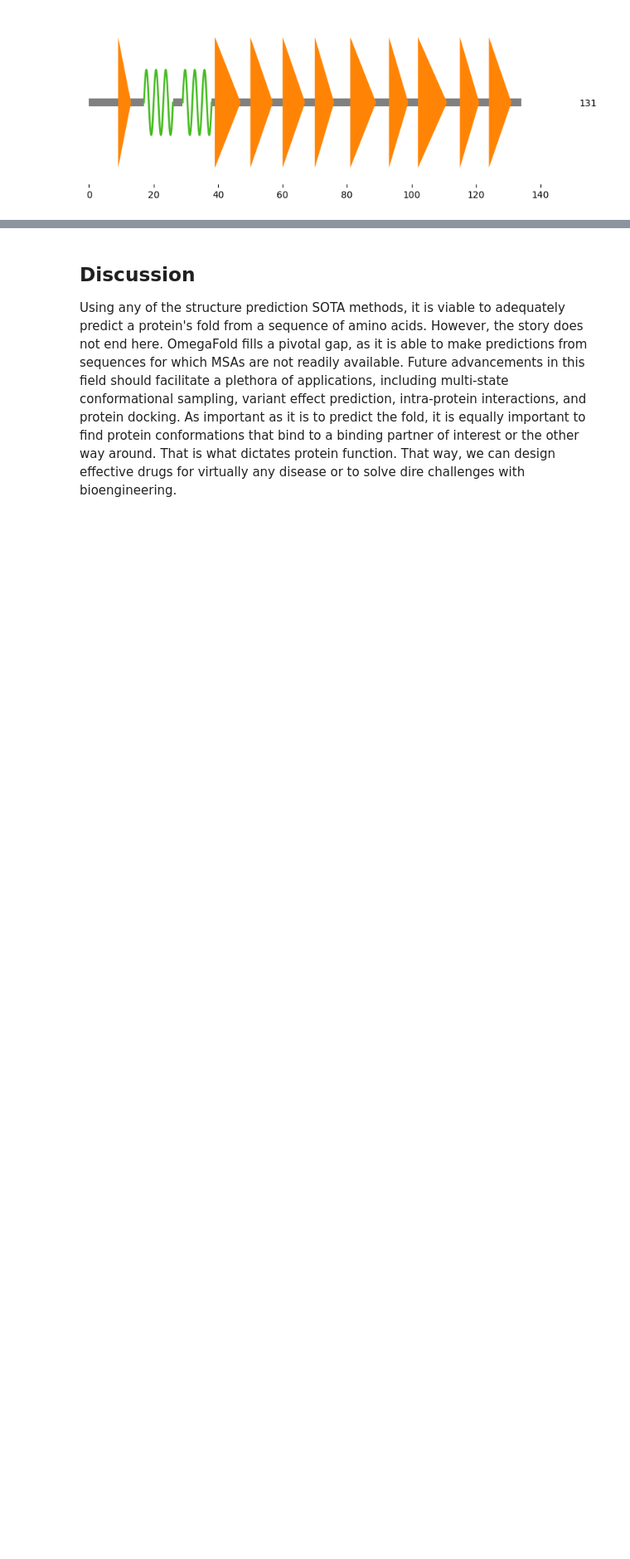
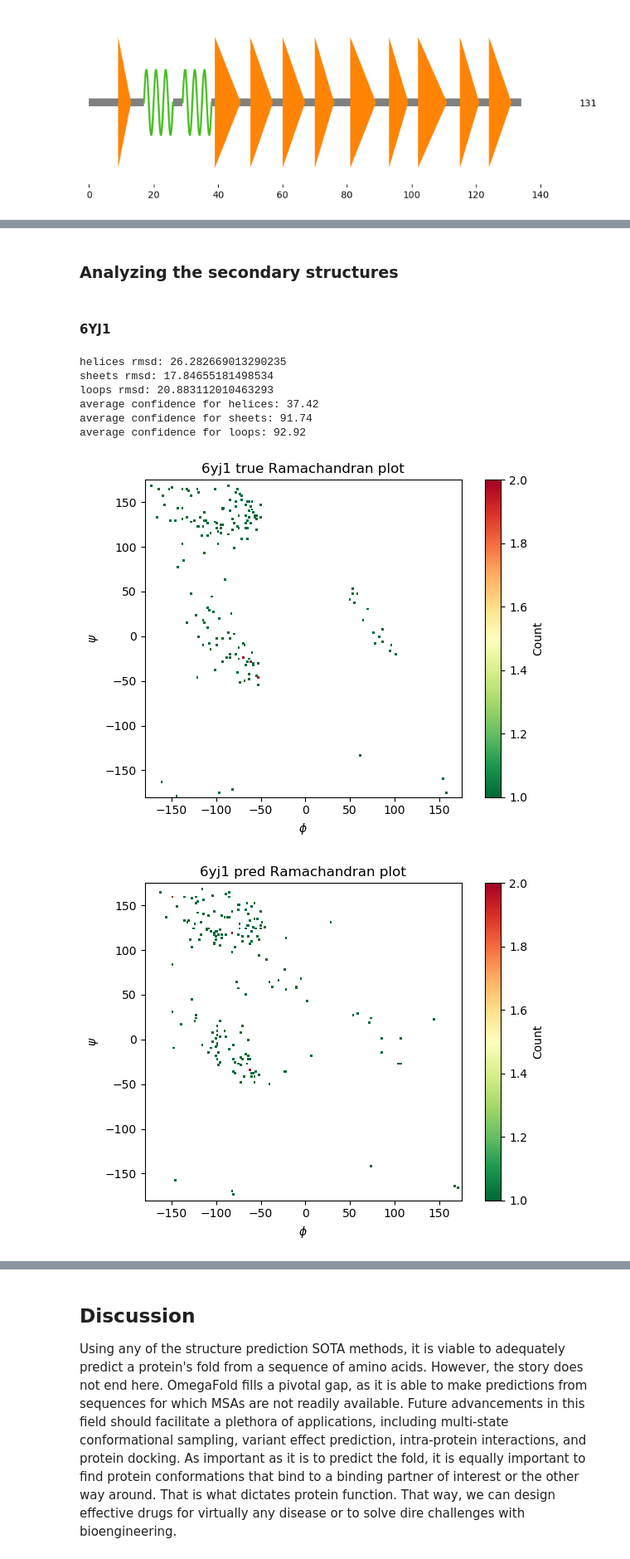
Before and after one commit to volkamerlab/CADDSeminar_2023, a Jupyter notebook: notebooks/T03_proteinfolding/T03_proteinfolding.ipynb, the cells around one changed output, grey strips where cells are left out. Shown at 83% size. Saved outputs shown, nothing was run; the diff lists cells and outputs as text; code cells hidden in the pictures; blank space fills up the shorter version.

```diff
--- a/notebooks/T03_proteinfolding/T03_proteinfolding.ipynb
+++ b/notebooks/T03_proteinfolding/T03_proteinfolding.ipynb
@@ -496,5 +505,5 @@ This will parse the ground truth and the predicted crystalline structures of the
 
 **Note**: For this structure there is in fact two chains, A and B. We're only concerned with chain 'A'.
 # %%
-structure_true = PDBParser().get_structure("true", "data/6yj1.pdb")[0]
-structure_pred = PDBParser().get_structure("pred", "output/0th chain.pdb")[0]
+structure_true_6yj1 = PDBParser().get_structure("true", "data/6yj1.pdb")[0] # parse the ground truth structure
+structure_pred_6yj1 = PDBParser().get_structure("pred", "output/0th chain.pdb")[0] # parse the predicted structure
@@ -549,0 +535,5 @@ plot_ramachandran_plot("output/0th chain.pdb")
+# %%
+array = strucio.load_structure("data/6yj1.pdb") # loading the true structure to biotite
+sse_6yj1 = struc.annotate_sse(array, chain_id="A") # annotate each residue according to what secondary structure it belongs to
+visualize_secondary_structure(sse_6yj1, array.res_id[0]) # use the visualization function defined above
+plt.show() # render the result
@@ -596,0 +579,18 @@ plot_ramachandran_plot("data/7fvu.pdb")
+# %% [markdown]
+### Analyzing the secondary structures
+# %% [markdown]
+#### 6YJ1
+# %%
+find_secondary_structures_RMSDs(structure_true_6yj1, structure_pred_6yj1, sse_6yj1)
+find_secondary_structure_median_confidences(structure_pred_6yj1, sse_6yj1)
+plot_ramachandran_plot("data/6yj1.pdb", "6yj1 true")
+plot_ramachandran_plot("output/0th chain.pdb", "6yj1 pred")
+# %% [output]
+helices rmsd: 26.282669013290235
+sheets rmsd: 17.84655181498534
+loops rmsd: 20.883112010463293
+average confidence for helices: 37.42
+average confidence for sheets: 91.74
+average confidence for loops: 92.92
+[figure, added]
+[figure, added]
```
Also changed, not shown: parts of 44 cells of this notebook, 2 other files.
